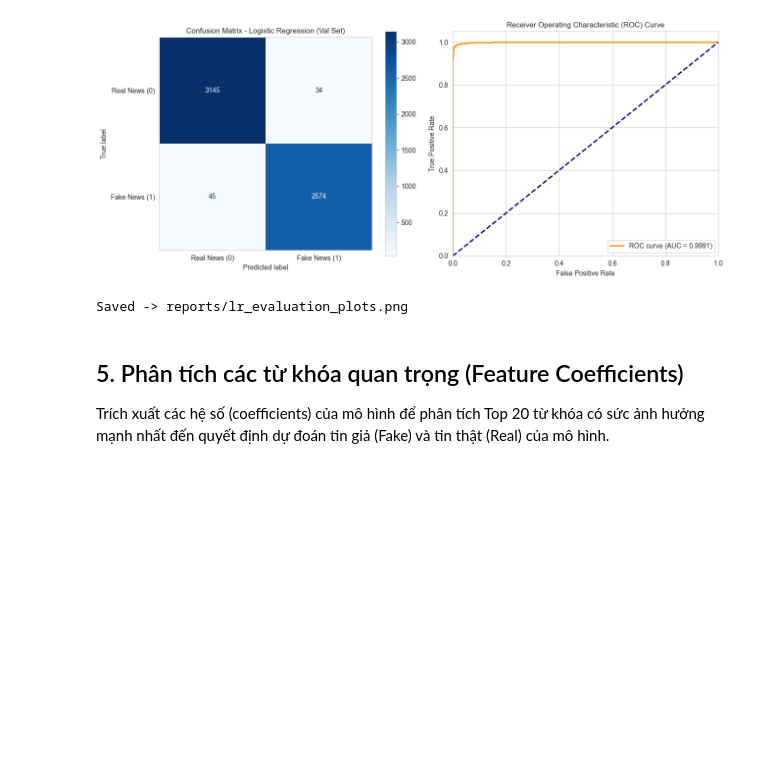
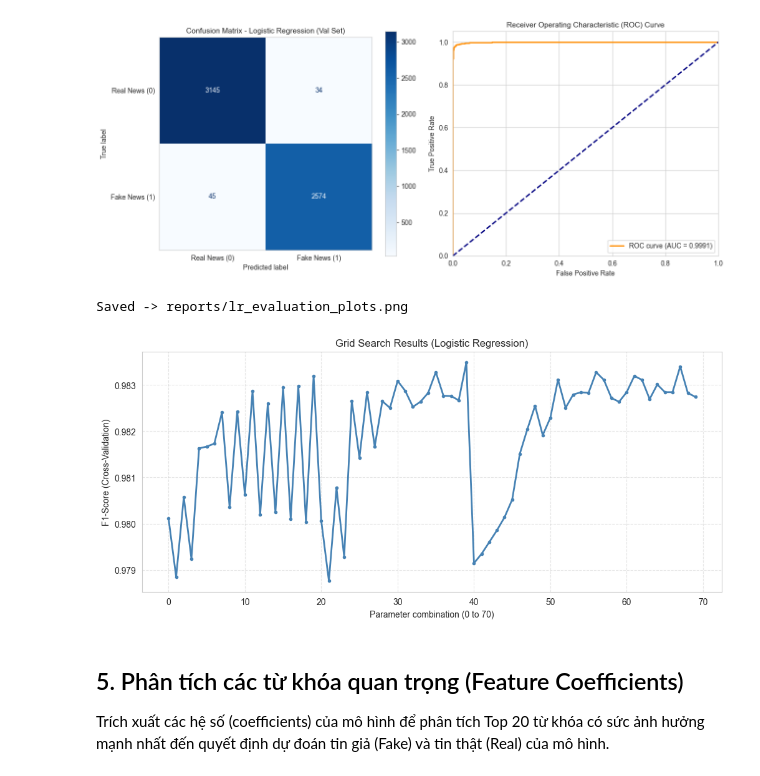
Before and after one commit to nqocdungg/Fake-News-Detection, a Jupyter notebook: notebooks/05_logistic_regression.ipynb, the cells around one changed output. Saved outputs shown, nothing was run; the diff lists cells and outputs as text; code cells hidden in the pictures; blank space fills up the shorter version.

Commit message:
feat(lr): tune logistic regression & format notebooks

```diff
--- a/notebooks/05_logistic_regression.ipynb
+++ b/notebooks/05_logistic_regression.ipynb
@@ -142,6 +142,19 @@ Fake News (1)       0.99      0.98      0.98      2619
  weighted avg       0.99      0.99      0.99      5798
 [figure]
 Saved -> reports/lr_evaluation_plots.png
+# %%
+# Lấy điểm số F1 trung bình của 70 tổ hợp tham số
+mean_scores = grid_search.cv_results_['mean_test_score']
+
+plt.figure(figsize=(12, 5))
+plt.plot(mean_scores, color='steelblue', linewidth=2, marker='o', markersize=3)
+plt.title('Grid Search Results (Logistic Regression)')
+plt.xlabel('Parameter combination (0 to 70)')
+plt.ylabel('F1-Score (Cross-Validation)')
+plt.grid(True, linestyle='--', alpha=0.5)
+plt.show()
+# %% [output]
+[figure, added]
 # %% [markdown]
 ## 5. Phân tích các từ khóa quan trọng (Feature Coefficients)
 
```
